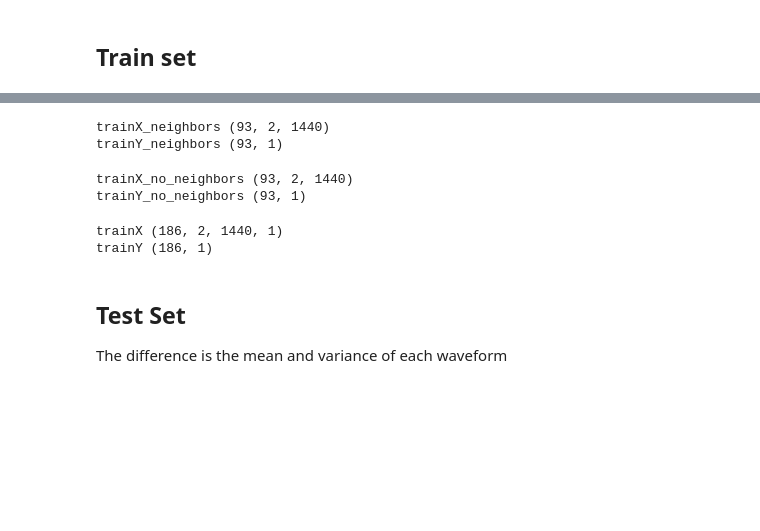
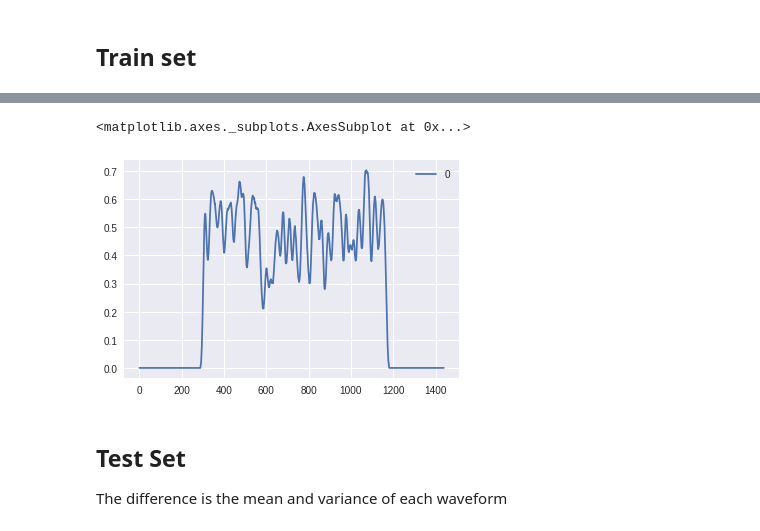
Before and after one commit to DongminWu/MLpractice, a Jupyter notebook: deep_siamese_one_shot_learning.ipynb, the cells around one changed output, grey strips where cells are left out. Saved outputs shown, nothing was run; the diff lists cells and outputs as text; code cells hidden in the pictures; blank space fills up the shorter version.

```diff
--- a/deep_siamese_one_shot_learning.ipynb
+++ b/deep_siamese_one_shot_learning.ipynb
@@ -57,6 +60,25 @@ def triangle_pdf(mid, width, length):
 
   return ret
 
+def rect_pdf(mid, width, length):
+  raw_ = np.linspace(-5, 5, length)
+  l_mask = mid  - float(width)/2
+  l_empty = np.where(raw_ < l_mask)[0]
+
+  ret_l = [0]*len(l_empty)
+
+  r_mask = mid + float(width)/2
+  r_empty = np.where(raw_ > r_mask)[0]
+  ret_r = [0]*len(r_empty)
+
+  number_mid = length - len(l_empty) - len(r_empty)
+  ret_m = [0.5] * (number_mid)
+
+  ret = np.concatenate([ret_l, ret_m, ret_r])
+
+  return ret
+
+
 
 def random_pdf(prob, max, length):
   raw = [0] * length
@@ -85,52 +153,8 @@ empty2_set = [generate_binary(np.clip(random_pdf(0.1, 0.2, day_length),0,1)) for
-# %%
-g_set = np.concatenate([g1_set, g2_set])
-np.random.shuffle(g_set)
-g_pair_set = g_set.reshape([-1,2,1440])
-
-t_set = np.concatenate([t1_set, t2_set])
-np.random.shuffle(t_set)
-t_pair_set = t_set.reshape([-1,2,1440])
-
-empty_set = np.concatenate([empty1_set, empty2_set])
-np.random.shuffle(empty_set)
-empty_pair_set = empty_set.reshape([-1,2,1440])
-
-trainX_neighbors = np.concatenate([g_pair_set, t_pair_set, empty_pair_set])
-trainY_neighbors = np.ones([trainX_neighbors.shape[0],1])
-
-print("trainX_neighbors", trainX_neighbors.shape)
-print("trainY_neighbors", trainY_neighbors.shape)
-# %% [output]
-trainX_neighbors (93, 2, 1440)
-trainY_neighbors (93, 1)
-# %%
-
-trainX_no_neighbors = []
-for i in range(trainX_neighbors.shape[0]):
-  first_set = np.random.choice([t_set, g_set, empty_set])
-  second_set = np.random.choice([t_set, g_set, empty_set])
-  first_idx = np.random.choice(first_set.shape[0]-1)
-  second_idx = np.random.choice(second_set.shape[0]-1)
-  sample = np.array([first_set[first_idx], second_set[second_idx]] )
-  trainX_no_neighbors.append(sample)
-
-trainX_no_neighbors = np.stack(trainX_no_neighbors)
-trainY_no_neighbors = np.zeros([trainX_no_neighbors.shape[0],1])
-print("trainX_no_neighbors", trainX_no_neighbors.shape)
-print("trainY_no_neighbors", trainY_no_neighbors.shape)
-# %% [output]
-trainX_no_neighbors (93, 2, 1440)
-trainY_no_neighbors (93, 1)
-# %%
-trainX = np.concatenate([trainX_neighbors, trainX_no_neighbors])
-trainY = np.concatenate([trainY_neighbors, trainY_no_neighbors])
-trainX, trainY = shuffle(trainX, trainY)
-trainX = trainX[:,:,:,None]
-print("trainX", trainX.shape)
-print("trainY", trainY.shape)
-# %% [output]
-trainX (186, 2, 1440, 1)
-trainY (186, 1)
+# %%
+pd.DataFrame(generate_binary(rect_pdf(0,6,day_length))).rolling(30, win_type='hamming').mean().fillna(0).plot()
+# %% [output]
+<matplotlib.axes._subplots.AxesSubplot at 0x...>
+[figure, added]
 # %% [markdown]
 ## Test Set
 
```
Also changed, not shown: parts of 33 cells of this notebook.
